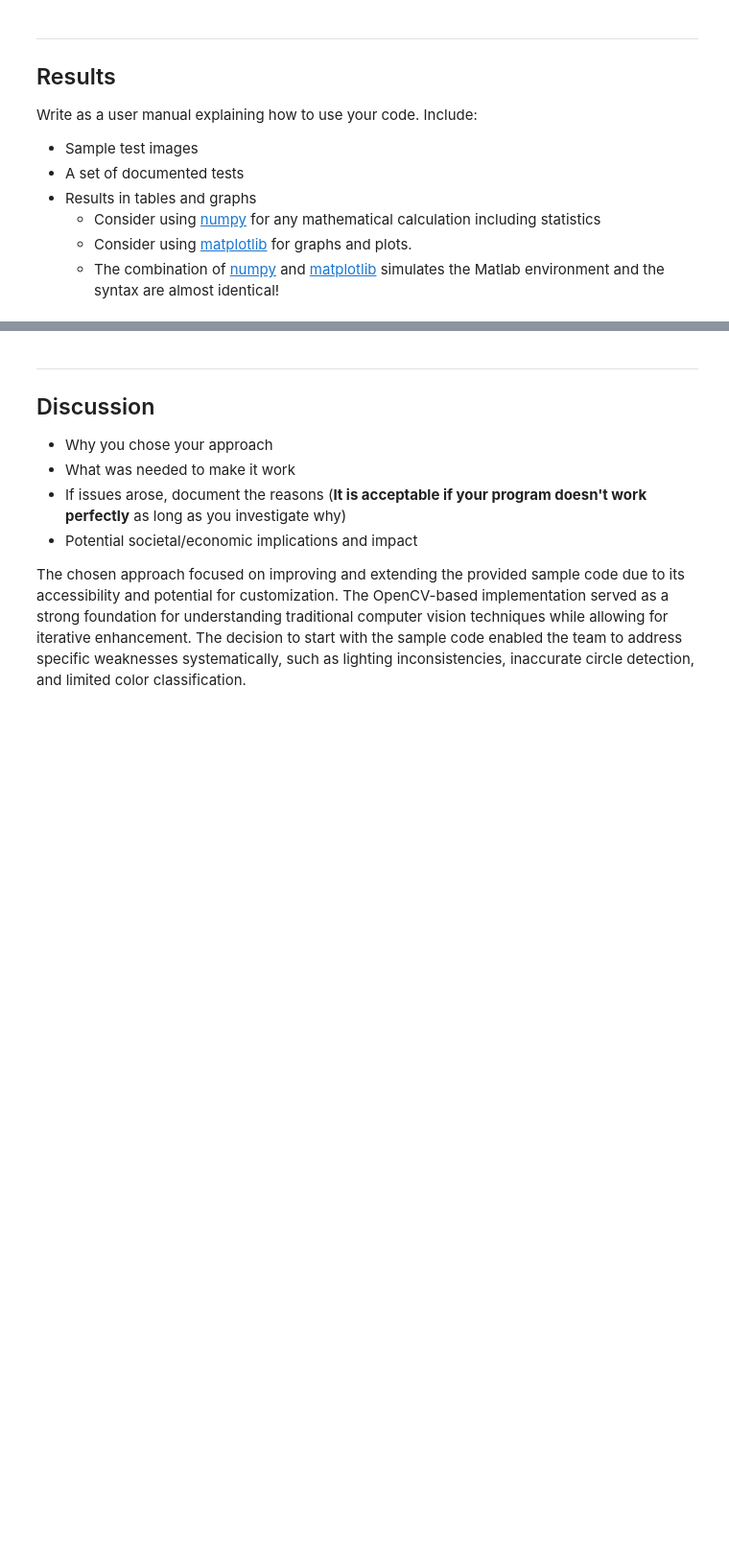
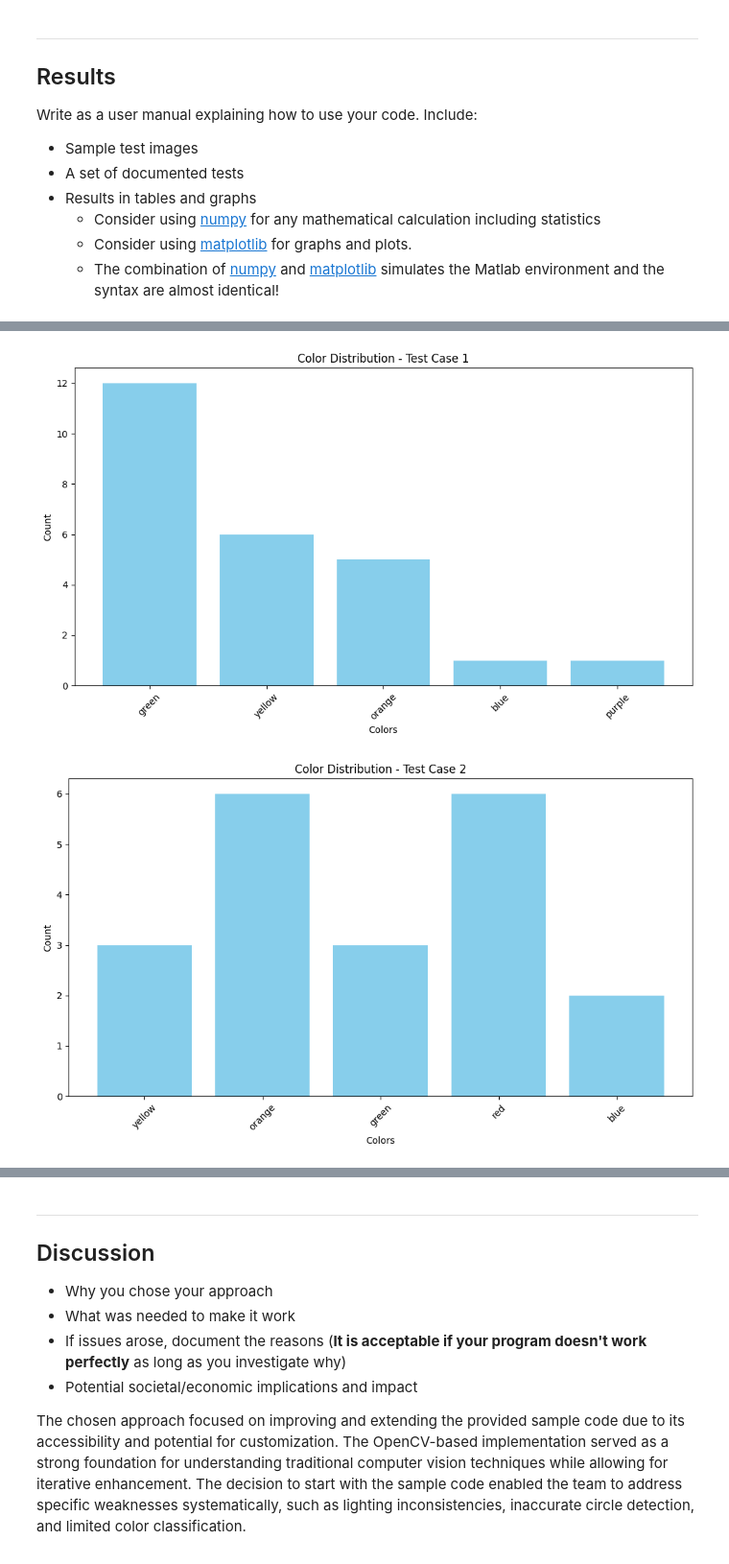
Before and after one commit to rnezami/3350proj, a Jupyter notebook: AISE_3350A_FW24_Project.ipynb, the cells around one changed output, grey strips where cells are left out. Shown at 96% size. Saved outputs shown, nothing was run; the diff lists cells and outputs as text; code cells hidden in the pictures; blank space fills up the shorter version.

```diff
--- a/AISE_3350A_FW24_Project.ipynb
+++ b/AISE_3350A_FW24_Project.ipynb
@@ -1618,0 +1625,53 @@ By implementing these modifications, the system transcended its original capabil
+# %%
+import numpy as np
+import matplotlib.pyplot as plt
+
+
+# Example data for color distribution in three test cases
+test_cases = {
+    "Test Case 1": {
+        "colors": {"green": 12, "yellow": 6, "orange": 5, "blue": 1, "purple": 1},
+        "confidence": {"detection": 93.89, "color": 95.00, "overall": 94.45}
+    },
+    "Test Case 2": {
+        "colors": {"yellow": 3, "orange": 6, "green": 3, "red": 6, "blue": 2},
+        "confidence": {"detection": 95.45, "color": 100.00, "overall": 97.73}
+    },
+    "Test Case 3": {
+        "colors": {"green": 27, "red": 15, "yellow": 7, "orange": 10, "unknown": 2},
+        "confidence": {"detection": 84.80, "color": 96.72, "overall": 90.76}
+    }
+}
+
+
+# Generate bar charts for color distribution
+for case, data in test_cases.items():
+    plt.figure(figsize=(10, 6))
+    colors = list(data["colors"].keys())
+    counts = list(data["colors"].values())
+
+    plt.bar(colors, counts, color="skyblue")
+    plt.title(f"Color Distribution - {case}")
+    plt.xlabel("Colors")
+    plt.ylabel("Count")
+    plt.xticks(rotation=45)
+    plt.tight_layout()
+    plt.show()
+
+
+# Generate bar charts for confidence metrics
+for case, data in test_cases.items():
+    plt.figure(figsize=(8, 5))
+    metrics = list(data["confidence"].keys())
+    values = list(data["confidence"].values())
+
+    plt.bar(metrics, values, color="lightgreen")
+    plt.title(f"Confidence Metrics - {case}")
+    plt.xlabel("Metrics")
+    plt.ylabel("Confidence (%)")
+    plt.ylim(0, 100)
+    plt.tight_layout()
+    plt.show()
+# %% [output]
+[figure, added]
+[figure, added]
```
Also changed, not shown: parts of 2 cells of this notebook.
